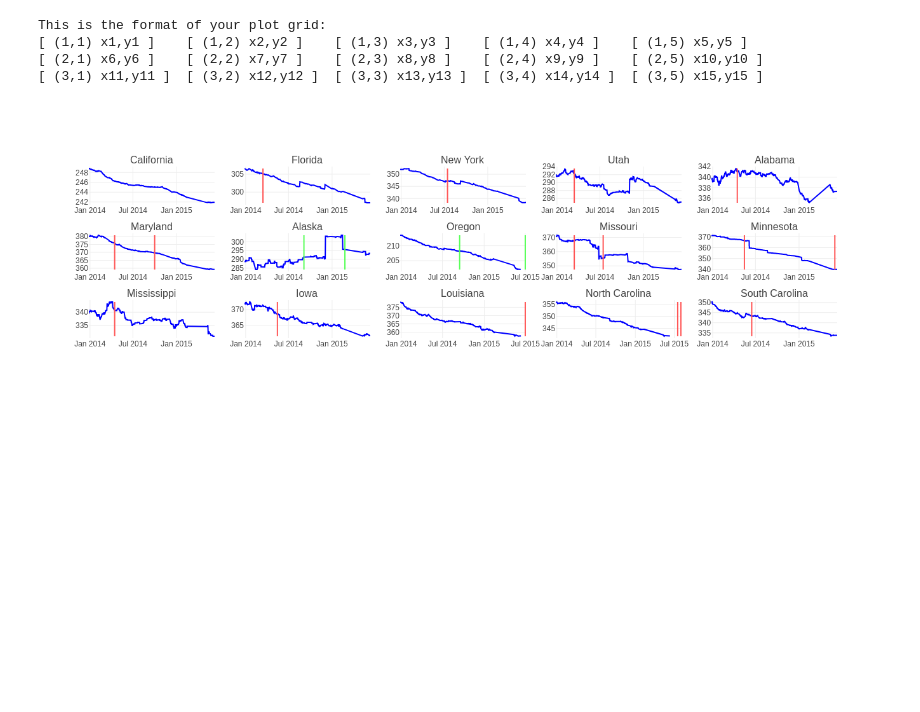
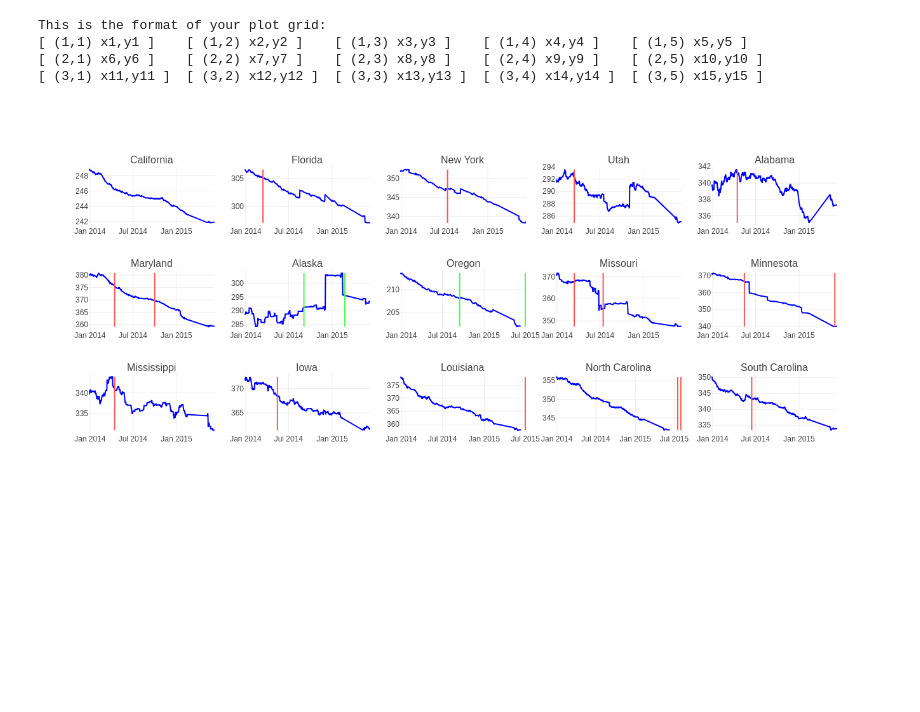
Before and after one commit to nicolagennaro/Data_Viz, a Jupyter notebook: Ganja_laws.ipynb, the cells around one changed output. Saved outputs shown, nothing was run; the diff lists cells and outputs as text; code cells hidden in the pictures; blank space fills up the shorter version.

Commit message:
Updated, uploaded images

```diff
--- a/Ganja_laws.ipynb
+++ b/Ganja_laws.ipynb
@@ -94,7 +94,7 @@ def _vline_formatter(year, state, law):
         'type': 'line',
         'line': {
     #         'dash': 'dot',
-            'color': {'Medicinal': '#ff5555', 'Recreational': '#55ff55'}[law],
+            'color': {'Medicinal': '#ff5555', 'Recreational': '#40ff40'}[law],
             'width': 2
         },
         'x0': year,
@@ -107,15 +107,24 @@ def _vline_formatter(year, state, law):
 
 shapes = [ _vline_formatter(r.year_signed,   r.state, r.law) for _,r in df_legal2.iterrows() ] + \
          [ _vline_formatter(r.year_enforced, r.state, r.law) for _,r in df_legal2.iterrows() ]
-fig.layout.shapes = [d for d in shapes if d is not None]
+
+fig.layout.update( {
+    'shapes': [d for d in shapes if d is not None],
+    'autosize': False,
+    'width': 1000,
+    'height': 600,
+    'legend': go.layout.Legend(
+        orientation = 'h'
+    )
+} )
 # %% [output]
 This is the format of your plot grid:
 [ (1,1) x1,y1 ]    [ (1,2) x2,y2 ]    [ (1,3) x3,y3 ]    [ (1,4) x4,y4 ]    [ (1,5) x5,y5 ]
 [ (2,1) x6,y6 ]    [ (2,2) x7,y7 ]    [ (2,3) x8,y8 ]    [ (2,4) x9,y9 ]    [ (2,5) x10,y10 ]
 [ (3,1) x11,y11 ]  [ (3,2) x12,y12 ]  [ (3,3) x13,y13 ]  [ (3,4) x14,y14 ]  [ (3,5) x15,y15 ]
 # %%
-ply.offline.iplot(fig, validate=False)
+ply.offline.iplot(fig, validate=False, filename='Splom_laws.png')
 # %% [output]
-[figure, old version]
+[figure, new version]
 # %% [markdown]
 <br><br><br><br><br><br><br><br><br><br><br><br><br><br><br><br><br>
```
Also changed, not shown: 6 other files.
